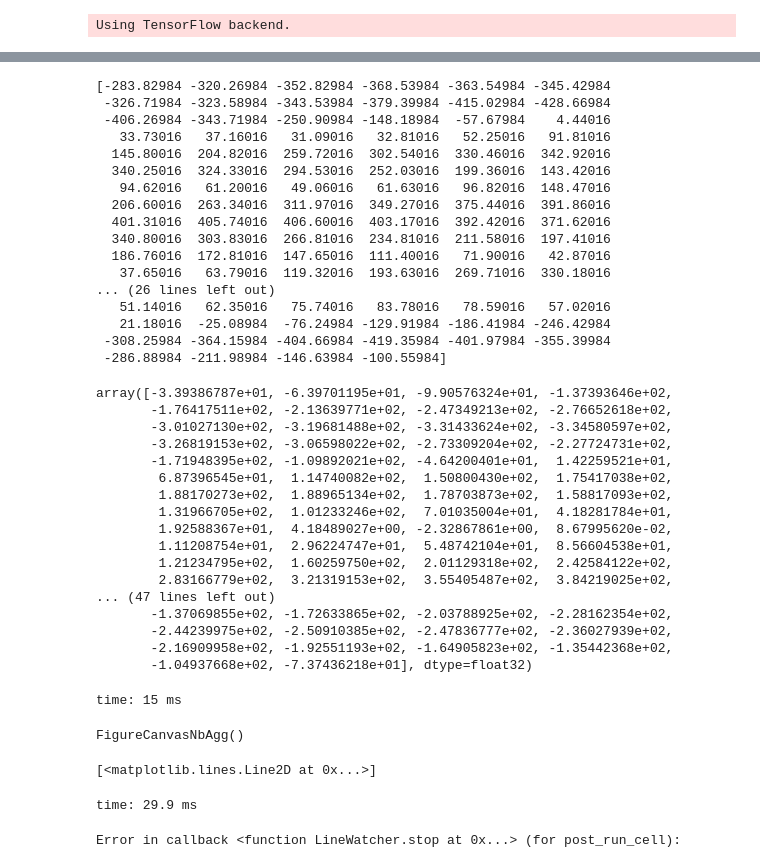
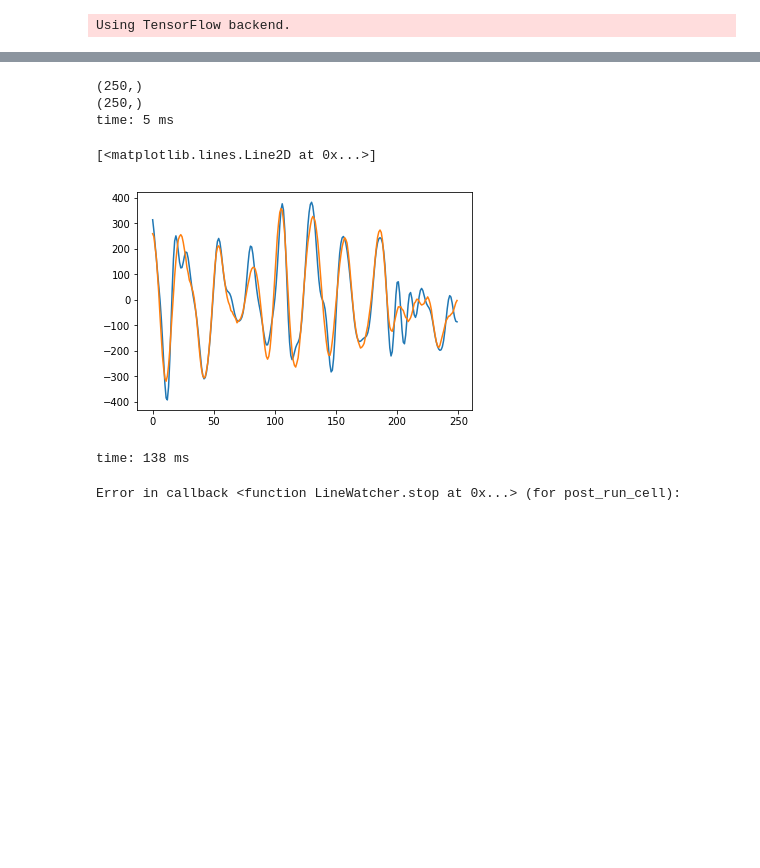
Before and after one commit to Dhawalbabbar/Autoencoder-unsupervised, a Jupyter notebook: Autoencoder NN.ipynb, the cells around one changed output, grey strips where cells are left out. Saved outputs shown, nothing was run; the diff lists cells and outputs as text; code cells hidden in the pictures; blank space fills up the shorter version.

```diff
--- a/Autoencoder NN.ipynb
+++ b/Autoencoder NN.ipynb
@@ -22,12 +24,16 @@ time: 2.93 s
 # %%
-encoding_dim = 10
+encoding_dim = 30
 
 # this is our input placeholder
 input_img = Input(shape=(250,))
 # "encoded" is the encoded representation of the input
-encoded = Dense(encoding_dim, activation='linear')(input_img)
+encoded0=Dense(125,activation='linear')(input_img)
+encoded1=Dense(60,activation='linear')(encoded0)
+encoded = Dense(encoding_dim, activation='linear')(encoded1)
 # "decoded" is the lossy reconstruction of the input
-decoded = Dense(250, activation='linear')(encoded)
+decoded0=Dense(60,activation='linear')(encoded)
+decoded1=Dense(125,activation='linear')(decoded0)
+decoded = Dense(250, activation='linear')(decoded1)
 # this model maps an input to its reconstruction
 autoencoder = Model(input_img, decoded)
 # this model maps an input to its encoded representation
@@ -35,8 +41,14 @@ encoder = Model(input_img, encoded)
 # create a placeholder for an encoded (10-dimensional) input
 encoded_input = Input(shape=(encoding_dim,))
 # retrieve the last layer of the autoencoder model
-decoder_layer = autoencoder.layers[-1]
+decoder_layer = autoencoder.layers[-3]
 # create the decoder model
+decoder_layer1 = autoencoder.layers[-1]
+decoder_layer2 = autoencoder.layers[-2]
+encoded_input1 = Input(shape=(125,))
+encoded_input2 = Input(shape=(60,))
+decoder1 = Model(encoded_input1, decoder_layer1(encoded_input1))
+decoder2 = Model(encoded_input2, decoder_layer2(encoded_input2))
 decoder = Model(encoded_input, decoder_layer(encoded_input))
 autoencoder.compile(optimizer='adam', loss='mse')#binary_crossentropy
 # %% [output]
@@ -68,4 +80,7 @@ time: 12.3 s
 # %%
 encoded_layer=encoder.predict(x)
-decoded_output=decoder.predict(encoded_layer)
+decoded_output1=decoder.predict(encoded_layer)
+decoded_output2=decoder2.predict(decoded_output1)
+# create the decoder model
+decoded_output2=decoder1.predict(decoded_output2)
 # %% [output]
@@ -79,51 +98,19 @@ array([  595.9482  ,   454.91803 , -1147.4452  ,  -606.3856  ,
 time: 2.99 ms
 # %%
-print(x[0])
-decoded_output[0]
+print(x[0].shape)
+print(decoded_output2[0].shape)
 # %% [output]
-[-283.82984 -320.26984 -352.82984 -368.53984 -363.54984 -345.42984
- -326.71984 -323.58984 -343.53984 -379.39984 -415.02984 -428.66984
- -406.26984 -343.71984 -250.90984 -148.18984  -57.67984    4.44016
-   33.73016   37.16016   31.09016   32.81016   52.25016   91.81016
-  145.80016  204.82016  259.72016  302.54016  330.46016  342.92016
-  340.25016  324.33016  294.53016  252.03016  199.36016  143.42016
-   94.62016   61.20016   49.06016   61.63016   96.82016  148.47016
-  206.60016  263.34016  311.97016  349.27016  375.44016  391.86016
-  401.31016  405.74016  406.60016  403.17016  392.42016  371.62016
-  340.80016  303.83016  266.81016  234.81016  211.58016  197.41016
-  186.76016  172.81016  147.65016  111.40016   71.90016   42.87016
-   37.65016   63.79016  119.32016  193.63016  269.71016  330.18016
-... (26 lines left out)
-   51.14016   62.35016   75.74016   83.78016   78.59016   57.02016
-   21.18016  -25.08984  -76.24984 -129.91984 -186.41984 -246.42984
- -308.25984 -364.15984 -404.66984 -419.35984 -401.97984 -355.39984
- -286.88984 -211.98984 -146.63984 -100.55984]
+(250,)
+(250,)
+time: 5 ms
-array([-3.39386787e+01, -6.39701195e+01, -9.90576324e+01, -1.37393646e+02,
-       -1.76417511e+02, -2.13639771e+02, -2.47349213e+02, -2.76652618e+02,
-       -3.01027130e+02, -3.19681488e+02, -3.31433624e+02, -3.34580597e+02,
-       -3.26819153e+02, -3.06598022e+02, -2.73309204e+02, -2.27724731e+02,
-       -1.71948395e+02, -1.09892021e+02, -4.64200401e+01,  1.42259521e+01,
-        6.87396545e+01,  1.14740082e+02,  1.50800430e+02,  1.75417038e+02,
-        1.88170273e+02,  1.88965134e+02,  1.78703873e+02,  1.58817093e+02,
-        1.31966705e+02,  1.01233246e+02,  7.01035004e+01,  4.18281784e+01,
-        1.92588367e+01,  4.18489027e+00, -2.32867861e+00,  8.67995620e-02,
-        1.11208754e+01,  2.96224747e+01,  5.48742104e+01,  8.56604538e+01,
-        1.21234795e+02,  1.60259750e+02,  2.01129318e+02,  2.42584122e+02,
-        2.83166779e+02,  3.21319153e+02,  3.55405487e+02,  3.84219025e+02,
-... (47 lines left out)
-       -1.37069855e+02, -1.72633865e+02, -2.03788925e+02, -2.28162354e+02,
-       -2.44239975e+02, -2.50910385e+02, -2.47836777e+02, -2.36027939e+02,
-       -2.16909958e+02, -1.92551193e+02, -1.64905823e+02, -1.35442368e+02,
-       -1.04937668e+02, -7.37436218e+01], dtype=float32)
-time: 15 ms
 # %%
 import matplotlib.pyplot as plt
-%matplotlib widget
-q=5
+%matplotlib inline
+q=700
 plt.plot(range(250),x[q],label=1)
-plt.plot(range(250),decoded_output[q],label=2)
+plt.plot(range(250),decoded_output2[q],label=2)
 # %% [output]
-FigureCanvasNbAgg()
+[<matplotlib.lines.Line2D at 0x...>]
+[figure, added]
-[<matplotlib.lines.Line2D at 0x...>]
+time: 138 ms
-time: 29.9 ms
 # %%
```
Also changed, not shown: parts of 11 cells of this notebook, 4 other files.
